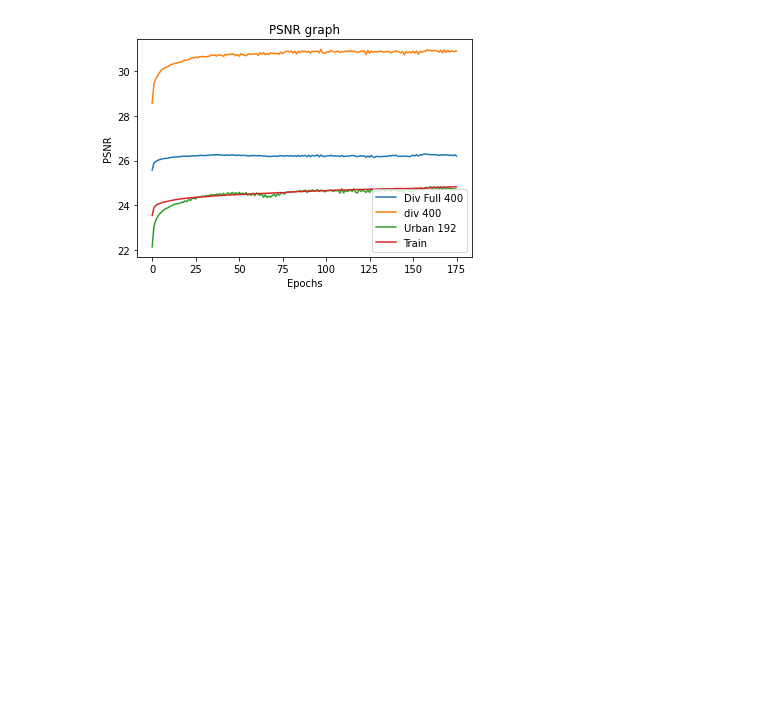
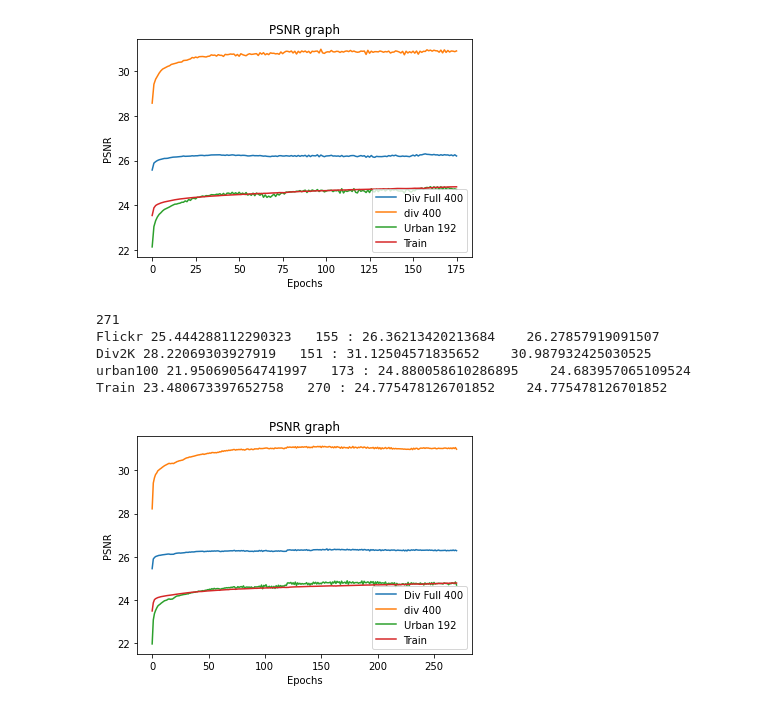
Before and after one commit to Shrsh/Super_Resolution_Networks, a Jupyter notebook: Graphs.ipynb, the cells around one changed output. Cells and saved outputs as stored; diff of their text form; code cells hidden in the pictures; blank space fills up the shorter version.

Commit message:
Final PSNR Based Architecture

```diff
--- a/Graphs.ipynb
+++ b/Graphs.ipynb
@@ -2480,3 +2480,41 @@ Div2K 28.560693989064966   97 : 30.962067512613366    30.886922563975432
 urban100 22.15306530555713   166 : 24.83788150820454    24.71373814803411
 Train 23.553381711287983   175 : 24.83155849241035    24.83155849241035
 [figure]
+# %%
+# all blocks 3 x 3
+# negative_slope = 0.2
+# non linearity after conv5 in RDB
+path = "/home/harsh.shukla/SRCNN/GAN_results/PSNR_flickr.txt"
+dbfile = open(path, 'rb')
+db1 = pickle.load(dbfile)
+path = "/home/harsh.shukla/SRCNN/GAN_results/PSNR_div.txt"
+dbfile = open(path, 'rb')
+db2 = pickle.load(dbfile)
+path = "/home/harsh.shukla/SRCNN/GAN_results/PSNR_urban.txt"
+dbfile = open(path, 'rb')
+db3 = pickle.load(dbfile)
+
+path = "/home/harsh.shukla/SRCNN/GAN_results/Train.txt"
+dbfile = open(path, 'rb')
+db4 = pickle.load(dbfile)
+plt.plot(db1,label="Div Full 400")
+plt.plot(db2,label="div 400")
+plt.plot(db3,label="Urban 192")
+plt.plot(db4,label="Train")
+
+plt.title('PSNR graph')
+plt.ylabel('PSNR')
+plt.xlabel('Epochs')
+plt.legend()
+print(len(db1))
+print("Flickr",db1[0]," ",db1.index(max(db1)),":",max(db1),"  ",db1[-1])
+print("Div2K",db2[0]," ",db2.index(max(db2)),":",max(db2),"  ",db2[-1])
+print("urban100",db3[0]," ",db3.index(max(db3)),":",max(db3),"  ",db3[-1])
+print("Train",db4[0]," ",db4.index(max(db4)),":",max(db4),"  ",db4[-1])
+# %% [output]
+271
+Flickr 25.444288112290323   155 : 26.36213420213684    26.27857919091507
+Div2K 28.22069303927919   151 : 31.12504571835652    30.987932425030525
+urban100 21.950690564741997   173 : 24.880058610286895    24.683957065109524
+Train 23.480673397652758   270 : 24.775478126701852    24.775478126701852
+[figure, added]
```
Also changed, not shown: parts of 9 cells of this notebook, 3 other files.
